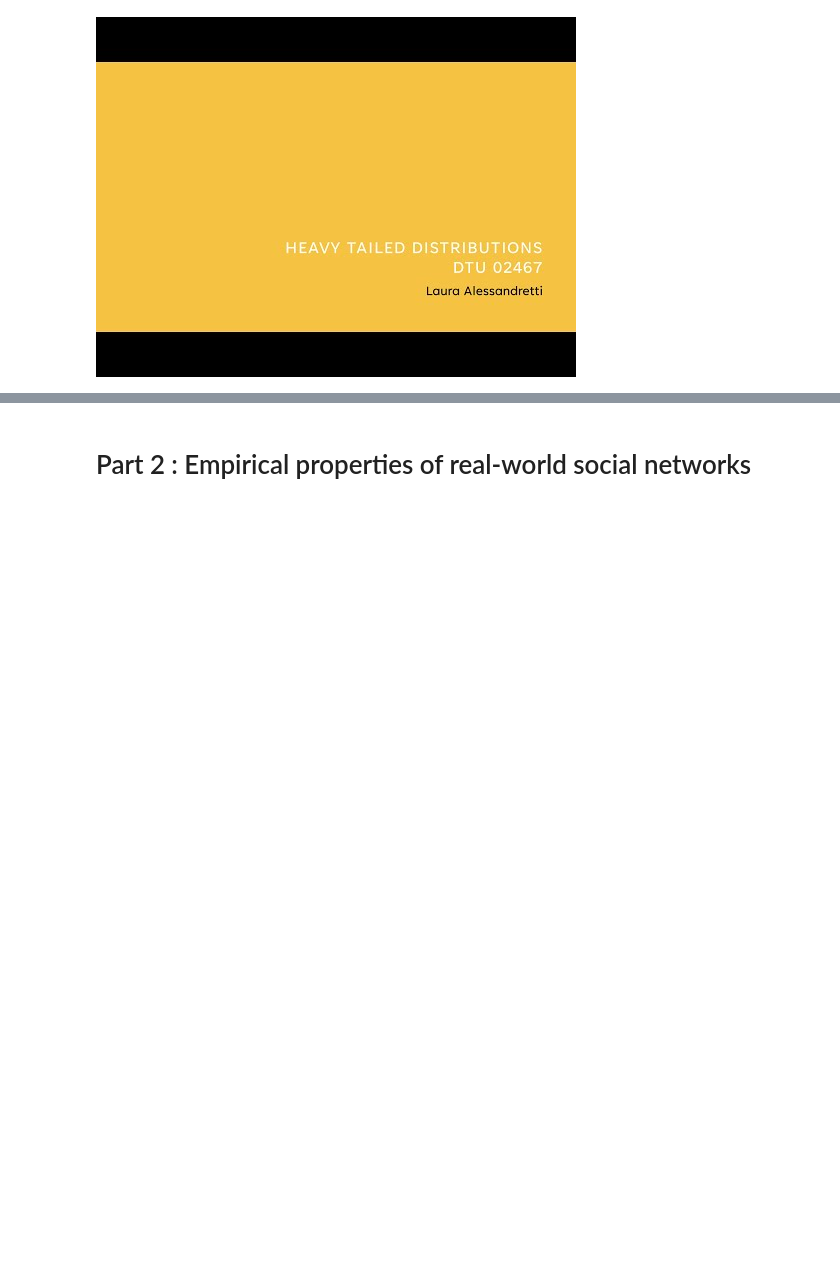
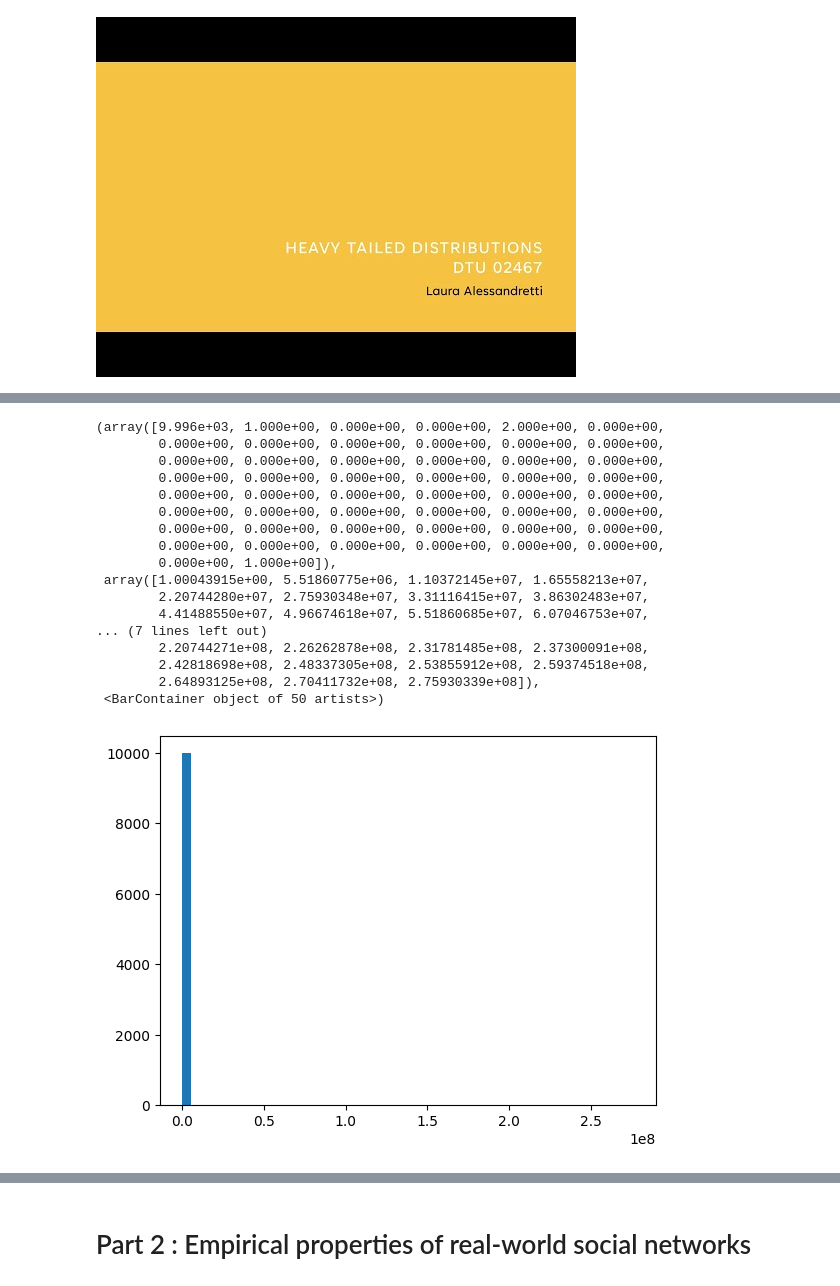
Before and after one commit to miickii/comsocsci2025, a Jupyter notebook: lectures/Week5.ipynb, the cells around one changed output, grey strips where cells are left out. Cells and saved outputs as stored; diff of their text form; code cells hidden in the pictures; blank space fills up the shorter version.

```diff
--- a/lectures/Week5.ipynb
+++ b/lectures/Week5.ipynb
@@ -65,0 +207,23 @@ However, this principle can fail with heavy-tailed distributions where the expec
+# %%
+X_pareto = 1 + np.random.pareto(a=0.5, size=10000)
+# %%
+plt.hist(X_pareto, bins=50)
+# %% [output]
+(array([9.996e+03, 1.000e+00, 0.000e+00, 0.000e+00, 2.000e+00, 0.000e+00,
+        0.000e+00, 0.000e+00, 0.000e+00, 0.000e+00, 0.000e+00, 0.000e+00,
+        0.000e+00, 0.000e+00, 0.000e+00, 0.000e+00, 0.000e+00, 0.000e+00,
+        0.000e+00, 0.000e+00, 0.000e+00, 0.000e+00, 0.000e+00, 0.000e+00,
+        0.000e+00, 0.000e+00, 0.000e+00, 0.000e+00, 0.000e+00, 0.000e+00,
+        0.000e+00, 0.000e+00, 0.000e+00, 0.000e+00, 0.000e+00, 0.000e+00,
+        0.000e+00, 0.000e+00, 0.000e+00, 0.000e+00, 0.000e+00, 0.000e+00,
+        0.000e+00, 0.000e+00, 0.000e+00, 0.000e+00, 0.000e+00, 0.000e+00,
+        0.000e+00, 1.000e+00]),
+ array([1.00043915e+00, 5.51860775e+06, 1.10372145e+07, 1.65558213e+07,
+        2.20744280e+07, 2.75930348e+07, 3.31116415e+07, 3.86302483e+07,
+        4.41488550e+07, 4.96674618e+07, 5.51860685e+07, 6.07046753e+07,
+... (7 lines left out)
+        2.20744271e+08, 2.26262878e+08, 2.31781485e+08, 2.37300091e+08,
+        2.42818698e+08, 2.48337305e+08, 2.53855912e+08, 2.59374518e+08,
+        2.64893125e+08, 2.70411732e+08, 2.75930339e+08]),
+ <BarContainer object of 50 artists>)
+[figure, added]
```
Also changed, not shown: parts of 39 cells of this notebook, 8 other files.
